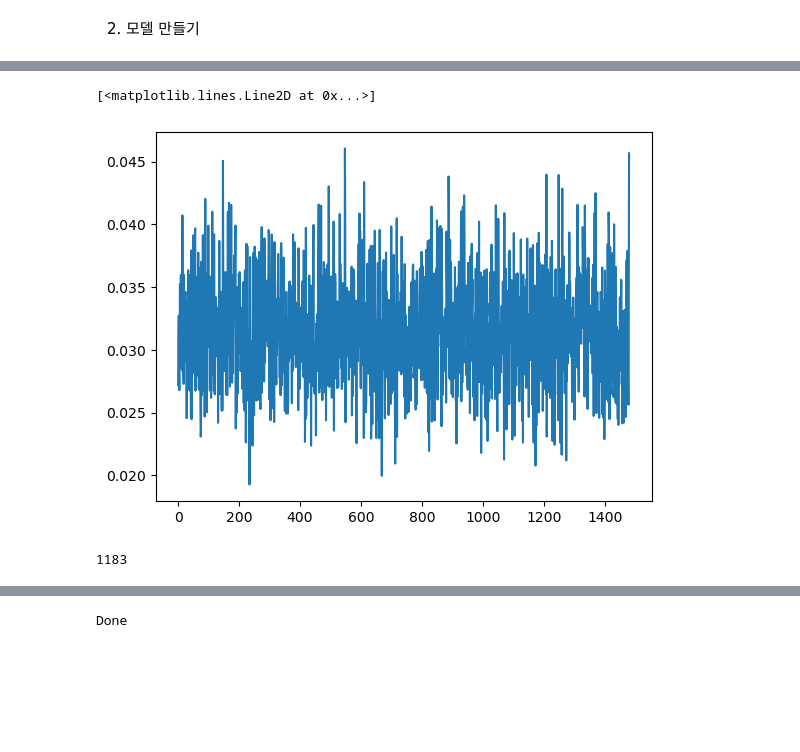
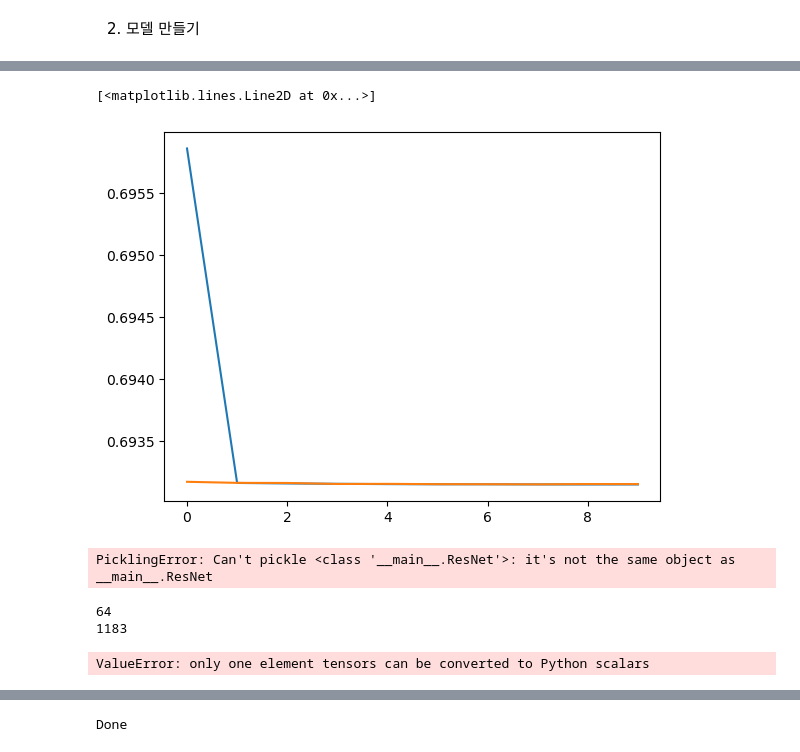
Before and after one commit to kimjunsu97/Art_Classification, a Jupyter notebook: test.ipynb, the cells around one changed output, grey strips where cells are left out. Drawn from its saved outputs; the diff is of its cells as text; code cells hidden in the pictures; blank space fills up the shorter version.

```diff
--- a/test.ipynb
+++ b/test.ipynb
@@ -92,17 +110,2 @@ test_dataloader = DataLoader(test_data, batch_size=32, shuffle=True)
 # %% [markdown]
 2. 모델 만들기
-# %%
-from torch import nn
-from torchvision.models import resnet50, ResNet50_Weights
-
-class ResNet(nn.Module):
-    def __init__(self):
-        super().__init__()
-        self.backbone = resnet50(weights=ResNet50_Weights.IMAGENET1K_V2)
-        self.classifier = nn.Linear(1000, 50)
-
-    def forward(self,x):
-        x = self.backbone(x)
-        x = self.classifier(x)
-        x = torch.nn.functional.softmax(x,dim=0)
-        return x
@@ -201,0 +237,18 @@ loss is : 0.04566306620836258
+# %%
+import torch.optim as optim
+from tqdm import tqdm
+from sklearn.metrics import f1_score
+
+model = ResNet()
+for name, param in model.named_parameters():
+    if 'backbone' in name:
+        param.requires_grad = False
+    elif 'fc' in name:
+        param.requires_grad = True
+
+model.to(device)
+#criterion = nn.CrossEntropyLoss()
+criterion = nn.BCEWithLogitsLoss()
+optimizer = optim.Adam(model.parameters(), lr=0.0001)
+scheduler = None
+infer_model,train_history, valid_history = train(model, 5, criterion, optimizer, train_dataloader, valid_dataloader, scheduler, device)
@@ -201,0 +278,7 @@ loss is : 0.04566306620836258
+# %%
+for name, param in infer_model.named_parameters():
+    param.requires_grad = True
+criterion = nn.BCEWithLogitsLoss()
+optimizer = optim.Adam(model.parameters(), lr=0.0001)
+scheduler = None
+infer_model,train_history, valid_history = train(infer_model, 10, criterion, optimizer, train_dataloader, valid_dataloader, scheduler, device)
@@ -202,12 +306,13 @@ loss is : 0.04566306620836258
 # %%
-loss_plot = [i.item() for i in loss_sum]
-import matplotlib.pyplot as plt
-plt.plot(loss_plot)
+plt.plot(train_history)
+plt.plot(valid_history)
 # %% [output]
 [<matplotlib.lines.Line2D at 0x...>]
-[figure, old version]
+[figure, new version]
 # %%
-torch.save(resnet,"pretrained_model.pt")
+torch.save(infer_model,"pretrained_model.pt")
+# %% [output]
+PicklingError: Can't pickle <class '__main__.ResNet'>: it's not the same object as __main__.ResNet
 # %%
 import torch
 from tqdm import tqdm
@@ -231,7 +336,7 @@ with torch.no_grad():
         out_list.append(out)
         label_list.append(label)
 # %%
-#print(len(label_list[0]))
+print(len(label_list[0]))
 k = [np.argmax(i,axis=2).flatten() for i in label_list]
 final_label = []
 for i in k:
@@ -239,13 +344,16 @@ for i in k:
 final_label = [i.item() for i in final_label]
 print(len(final_label))
 # %% [output]
+64
 1183
 # %%
-#final_label = []
-#for i in label_list:
-#    for j in i:
-#        final_label.append(j.item())
-#print(len(final_label))
+final_label = []
+for i in label_list:
+    for j in i:
+        final_label.append(j.item())
+print(len(final_label))
+# %% [output]
+ValueError: only one element tensors can be converted to Python scalars
 # %%
 final_class = [(i.argmax(axis=1).to('cpu')) for i in out_list]
 final_output = []
```
Also changed, not shown: parts of 35 cells of this notebook, 4 other files.
